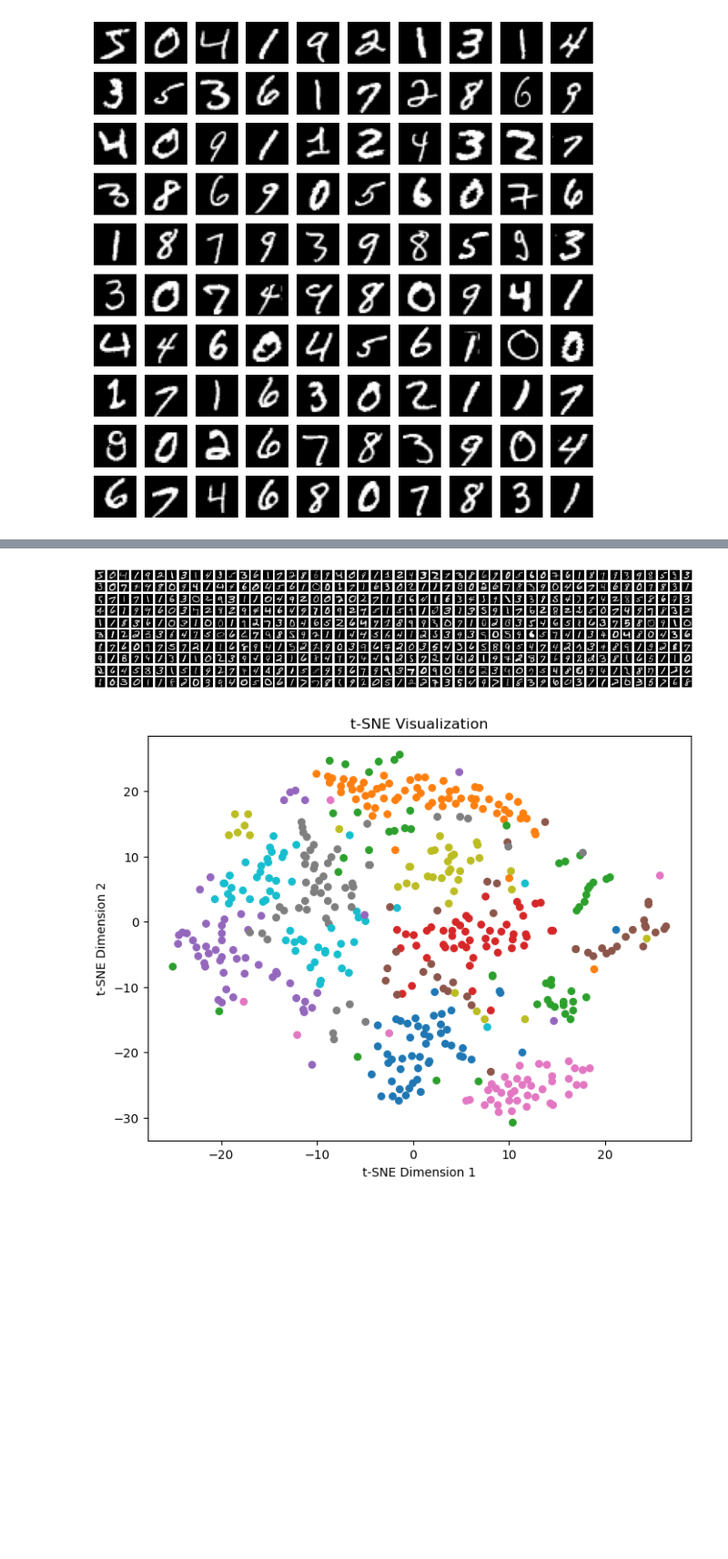
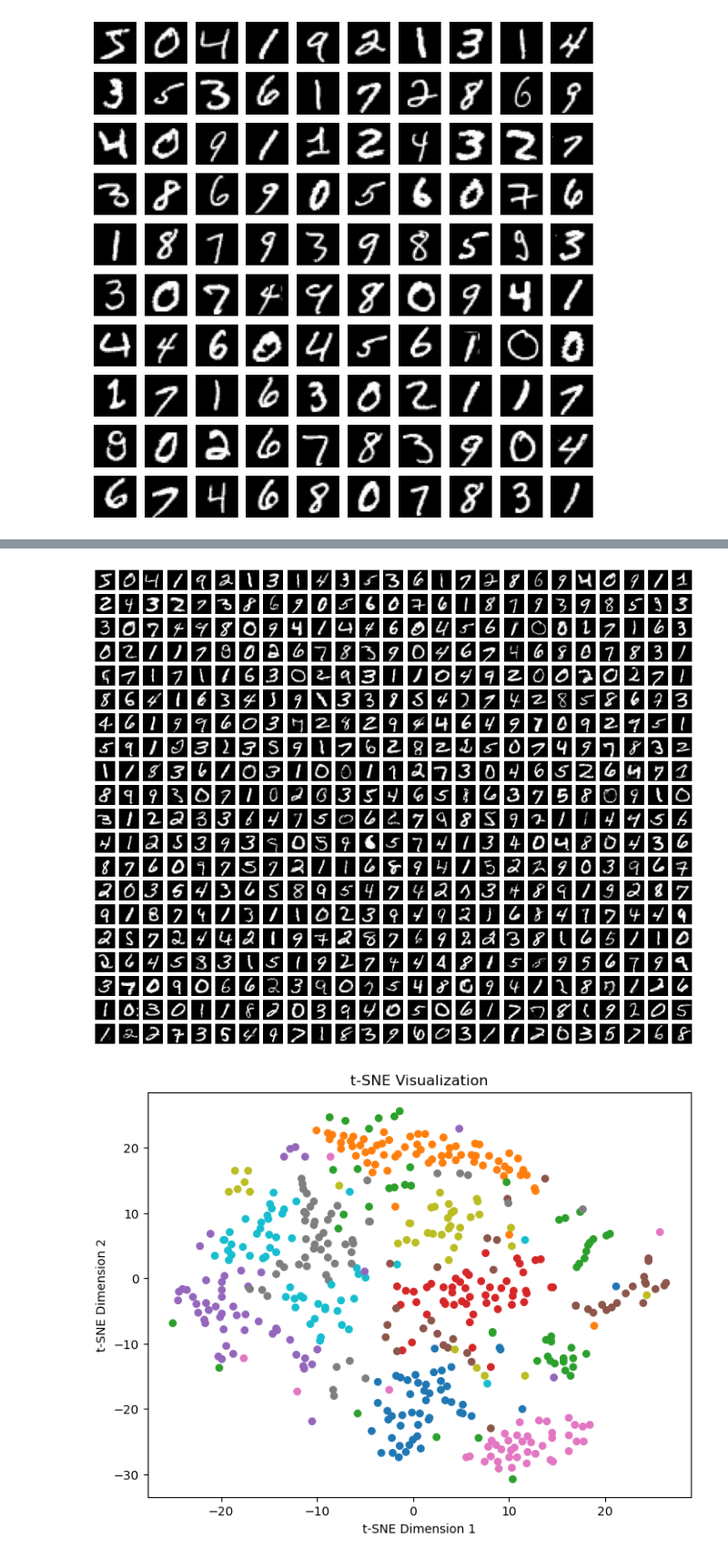
Before and after one commit to Haruka-Miyoshi/VAE, a Jupyter notebook: vae.ipynb, the cells around one changed output, grey strips where cells are left out. Shown at 91% size. Cells and saved outputs as stored; diff of their text form; code cells hidden in the pictures; blank space fills up the shorter version.

```diff
--- a/vae.ipynb
+++ b/vae.ipynb
@@ -53,23 +53,21 @@ epoch:297, loss:72.60925359344482
 epoch:298, loss:72.41913645172119
 epoch:299, loss:72.33365389251709
 epoch:300, loss:72.95614562606812
-# %%
-model = VAE(x_dim=784, h_dim=200, z_dim=20, train_mode=False)
 # %%
 plt.figure(figsize=(10, 10))
 point = []
 for i in range(500):
     z_hat, x_hat = model.generate(images[i])
-    plt.subplot(50, 50, i + 1)
+    plt.subplot(25, 25, i + 1)
     point.append(z_hat.detach().cpu().numpy()[0])
     x_hat = x_hat.view(-1, 28, 28)
     plt.imshow(x_hat.squeeze(), cmap='gray')
     plt.axis('off')
 
-plt.savefig('./figs/gen_img.png')
+plt.savefig('./figs/gen_img_500.png')
 plt.show()
 # %% [output]
-[figure, old version]
+[figure, new version]
 # %%
 tsne = TSNE(n_components=2, random_state=42)
 X_embedded = tsne.fit_transform(np.array(point))
```
